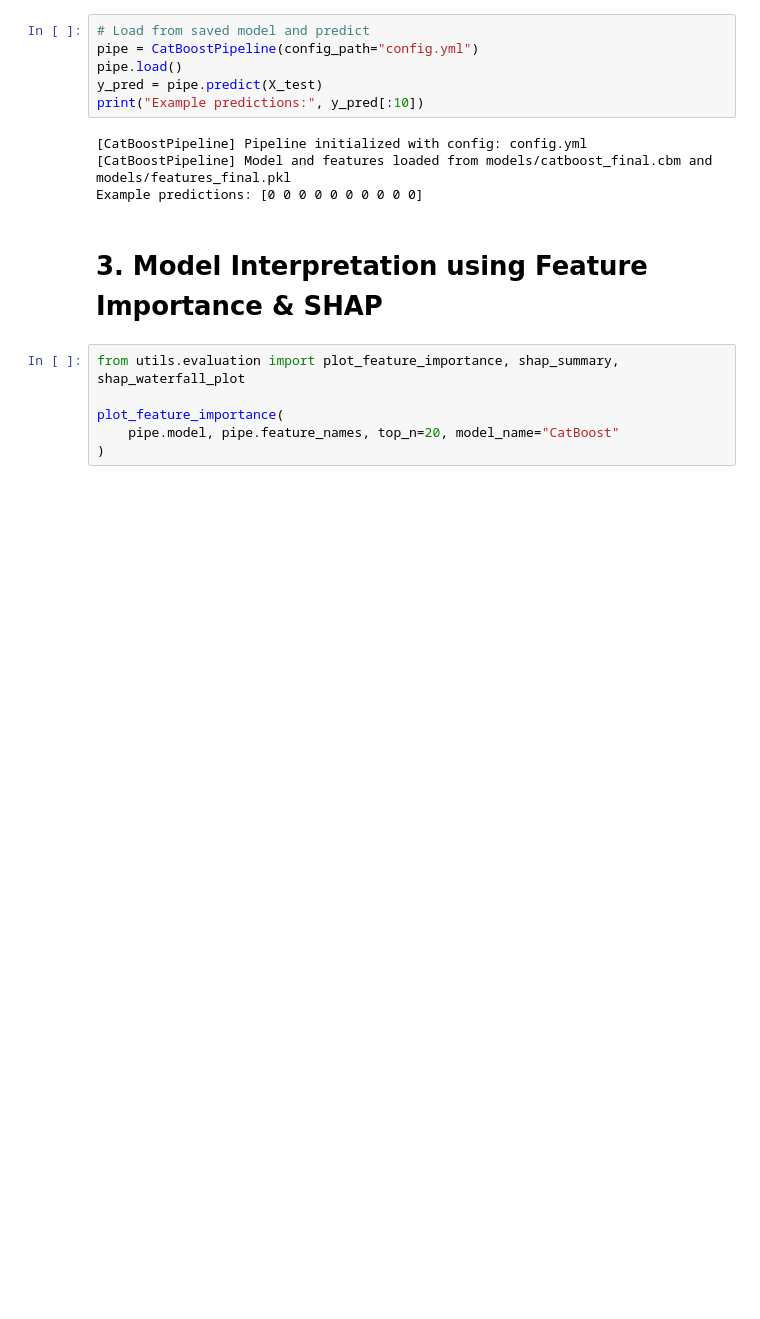
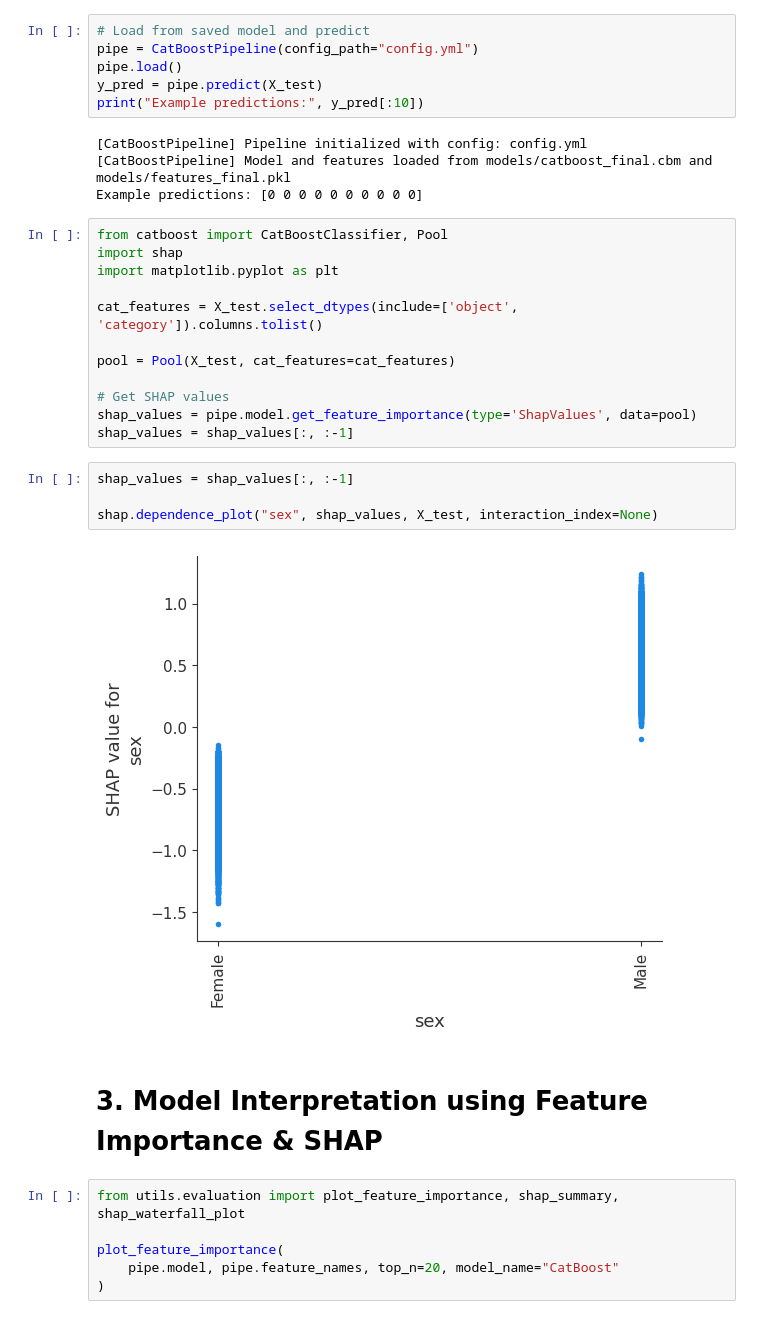
Before and after one commit to AmineFrj/Census-income-classification, a Jupyter notebook: 03_Final model evaluation.ipynb, the cells around one changed output. Saved outputs shown, nothing was run; the diff lists cells and outputs as text; blank space fills up the shorter version.

```diff
--- a/03_Final model evaluation.ipynb
+++ b/03_Final model evaluation.ipynb
@@ -106,6 +106,24 @@ print("Example predictions:", y_pred[:10])
 [CatBoostPipeline] Pipeline initialized with config: config.yml
 [CatBoostPipeline] Model and features loaded from models/catboost_final.cbm and models/features_final.pkl
 Example predictions: [0 0 0 0 0 0 0 0 0 0]
+# %%
+from catboost import CatBoostClassifier, Pool
+import shap
+import matplotlib.pyplot as plt
+
+cat_features = X_test.select_dtypes(include=['object', 'category']).columns.tolist()
+
+pool = Pool(X_test, cat_features=cat_features)
+
+# Get SHAP values
+shap_values = pipe.model.get_feature_importance(type='ShapValues', data=pool)
+shap_values = shap_values[:, :-1]
+# %%
+shap_values = shap_values[:, :-1]
+
+shap.dependence_plot("sex", shap_values, X_test, interaction_index=None)
+# %% [output]
+[figure, added]
 # %% [markdown]
 # 3. Model Interpretation using Feature Importance & SHAP
 # %%
```
Also changed, not shown: parts of 3 cells of this notebook, 3 other files.
